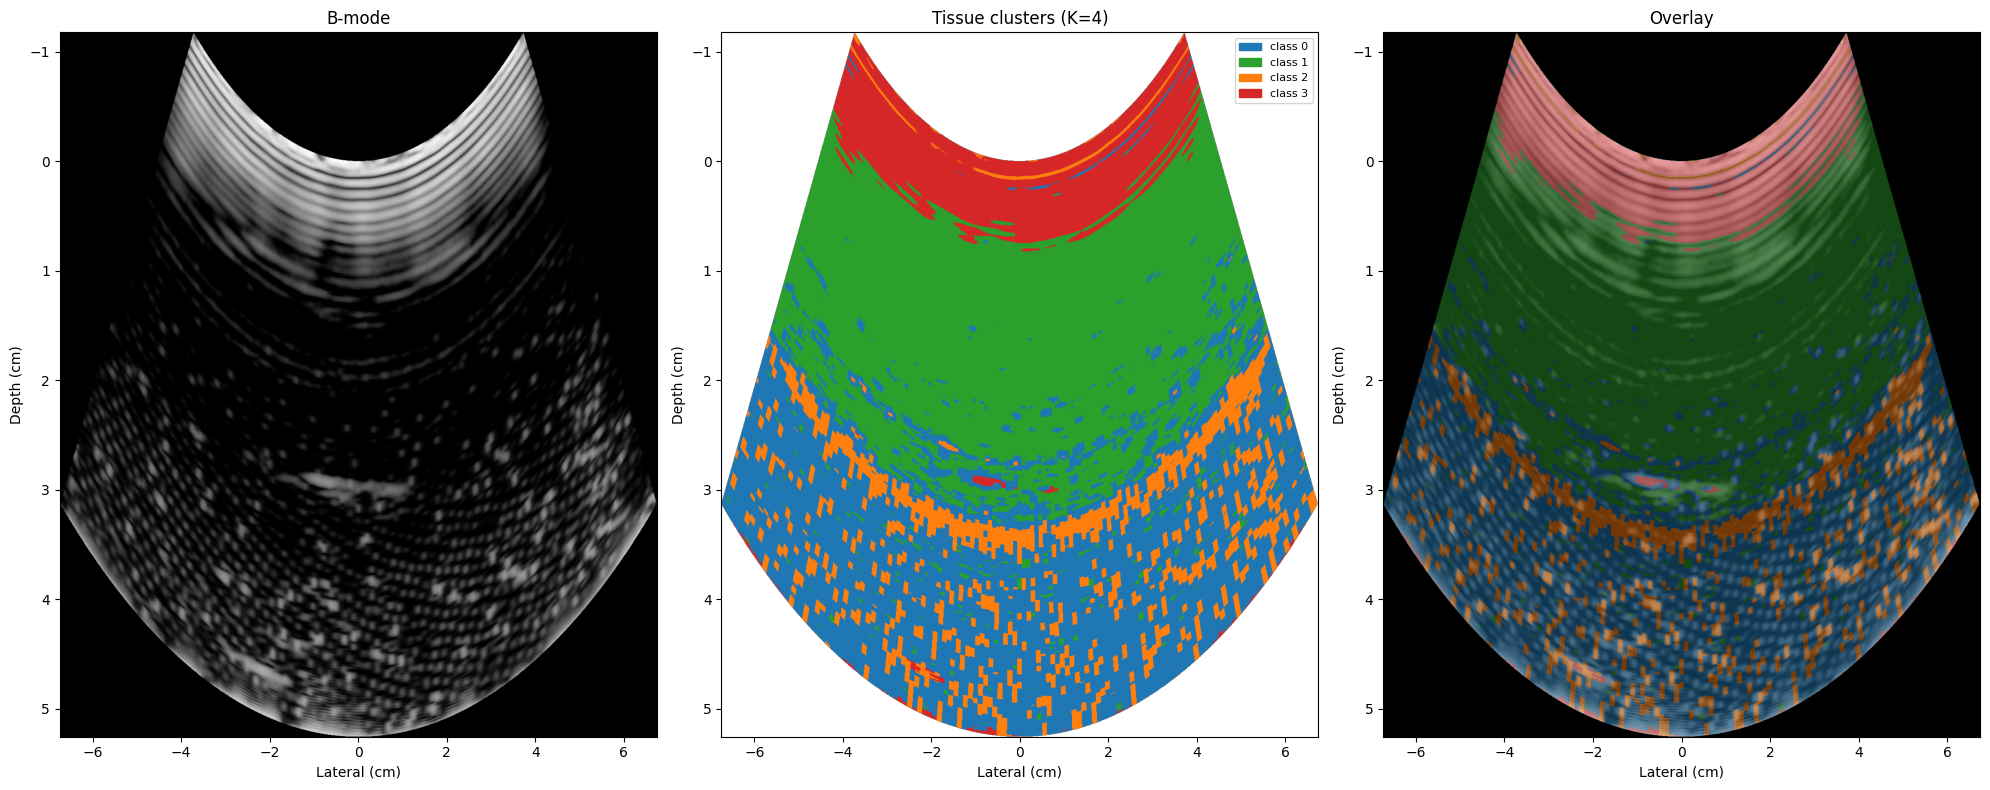
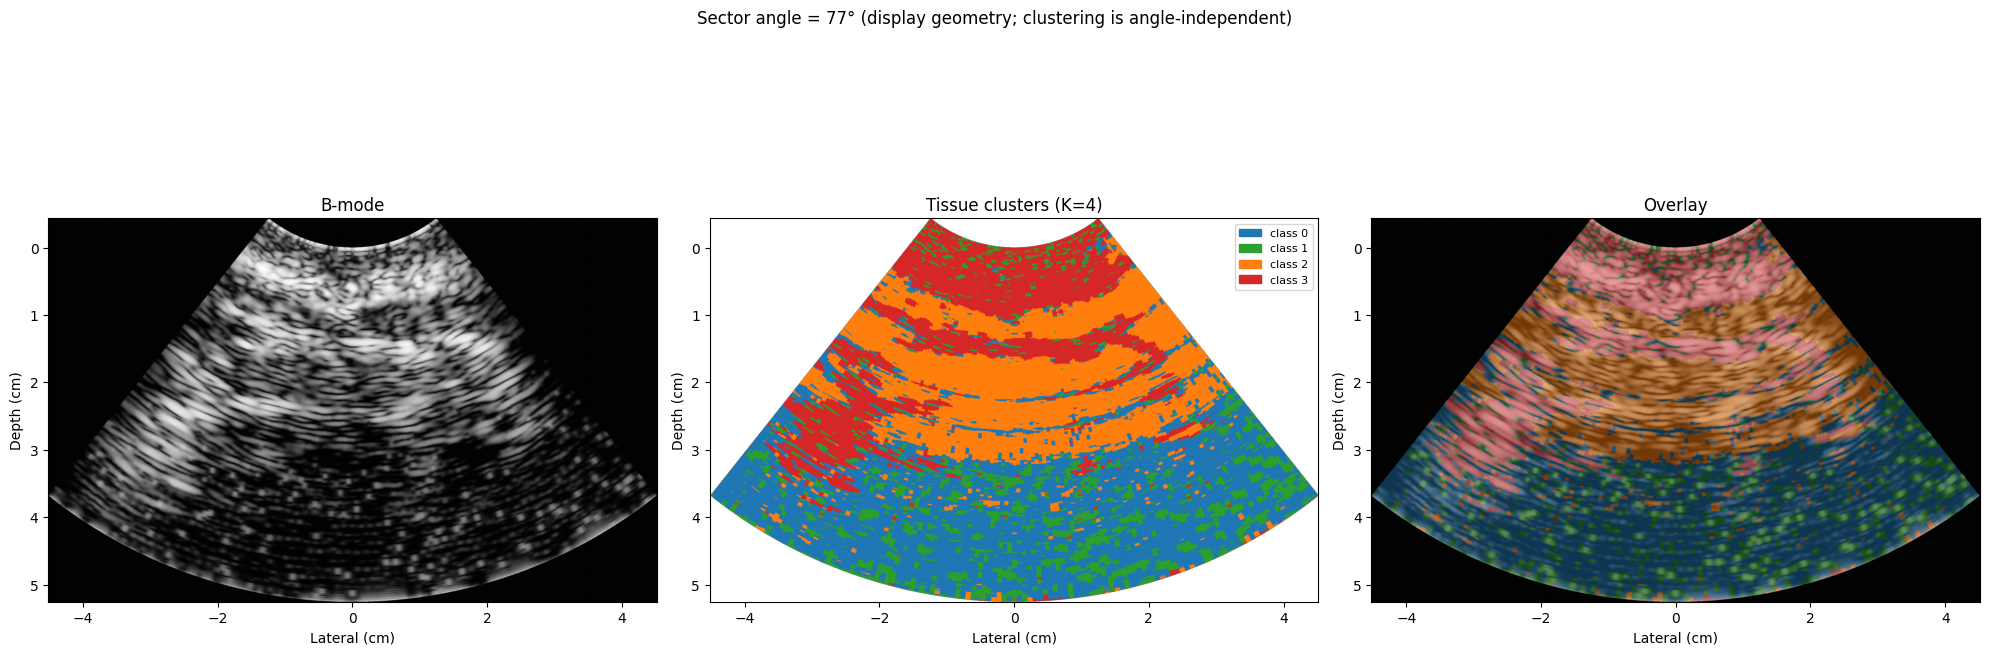
Code edit (unified diff) that turned the first committed figure into the second:
--- before
+++ after
@@ -2,20 +2,45 @@
 cmap = ListedColormap(TISSUE_COLORS[:N_CLUSTERS])
 
-# +1 so the fill_value 0 stays distinct from cluster 0, then shift back
-lab_cart, _, ext2 = scan_convert(
-    (labels_polar + 1).astype(float),
-    sector_angle_deg=res["sector_angle_deg"], curvature_radius_mm=res["curvature_radius_mm"],
-    fs=res["fs"], c=res["c"], output_resolution=res["output_resolution"],
-    envelope_for_crop=res["envelope"], fill_value=0.0, method="nearest")
+# --- Display geometry --------------------------------------------------------
+# sector_angle_deg is a *display* parameter: it sets the fan SHAPE, not the
+# clustering. The clusters (labels_polar) are computed in polar beam x sample
+# space and are independent of the angle -- so the feature maps and the per-class
+# bar chart never change with it. Only the scan-converted fan changes shape.
+#
+# To keep the B-mode and the cluster overlay aligned, BOTH are re-scan-converted
+# here from the polar intermediates in `res` at one shared angle. Change
+# DISPLAY_SECTOR_DEG and re-run JUST THIS CELL to redraw at a new angle without
+# re-running the whole reconstruction chain.
+# DISPLAY_SECTOR_DEG = res["sector_angle_deg"]   # default: match the reconstruction
+DISPLAY_SECTOR_DEG = 77   # default: match the reconstruction
+
+print(f"Scan-converting at sector_angle_deg={DISPLAY_SECTOR_DEG} "
+      f"(reconstruction used {res['sector_angle_deg']})")
+
+geom = dict(curvature_radius_mm=res["curvature_radius_mm"], fs=res["fs"], c=res["c"],
+            output_resolution=res["output_resolution"], envelope_for_crop=res["envelope"])
+
+# B-mode: re-scan-convert the polar B-mode so its fan matches DISPLAY_SECTOR_DEG
+bmode_cart, _, ext_b = scan_convert(res["bmode_polar"], sector_angle_deg=DISPLAY_SECTOR_DEG,
+                                    method="linear", **geom)
+bmode_disp = postprocess_bmode(bmode_cart)
+
+# Tissue map: +1 so the fill_value 0 stays distinct from cluster 0, then shift back
+lab_cart, _, ext2 = scan_convert((labels_polar + 1).astype(float),
+                                 sector_angle_deg=DISPLAY_SECTOR_DEG,
+                                 fill_value=0.0, method="nearest", **geom)
 lab_cart = np.round(lab_cart).astype(int) - 1
 masked_lab = np.ma.masked_less(lab_cart, 0)
 
+# aspect="equal" (1 cm lateral == 1 cm depth) so these fans keep the SAME physical
+# proportions as show_bmode(). aspect="auto" would stretch each fan to fill its
+# tall subplot box, distorting the geometry so it no longer matched the reconstruction.
 fig, axs = plt.subplots(1, 3, figsize=(20, 8))
-axs[0].imshow(res["bmode_cart"], cmap="gray", extent=res["extent"], aspect="auto")
+axs[0].imshow(bmode_disp, cmap="gray", extent=ext_b, aspect="equal")
 axs[0].set_title("B-mode")
-axs[1].imshow(masked_lab, cmap=cmap, extent=ext2, aspect="auto", vmin=0, vmax=N_CLUSTERS - 1)
+axs[1].imshow(masked_lab, cmap=cmap, extent=ext2, aspect="equal", vmin=0, vmax=N_CLUSTERS - 1)
 axs[1].set_title(f"Tissue clusters (K={N_CLUSTERS})")
-axs[2].imshow(res["bmode_cart"], cmap="gray", extent=res["extent"], aspect="auto")
-axs[2].imshow(masked_lab, cmap=cmap, alpha=0.45, extent=ext2, aspect="auto",
+axs[2].imshow(bmode_disp, cmap="gray", extent=ext_b, aspect="equal")
+axs[2].imshow(masked_lab, cmap=cmap, alpha=0.45, extent=ext2, aspect="equal",
               vmin=0, vmax=N_CLUSTERS - 1)
 axs[2].set_title("Overlay")
@@ -26,3 +51,4 @@
 axs[1].legend(handles, [f"class {k}" for k in range(N_CLUSTERS)],
               loc="upper right", fontsize=8)
+fig.suptitle(f"Sector angle = {DISPLAY_SECTOR_DEG}° (display geometry; clustering is angle-independent)")
 fig.tight_layout(); plt.show()

Commit: fixed geometry